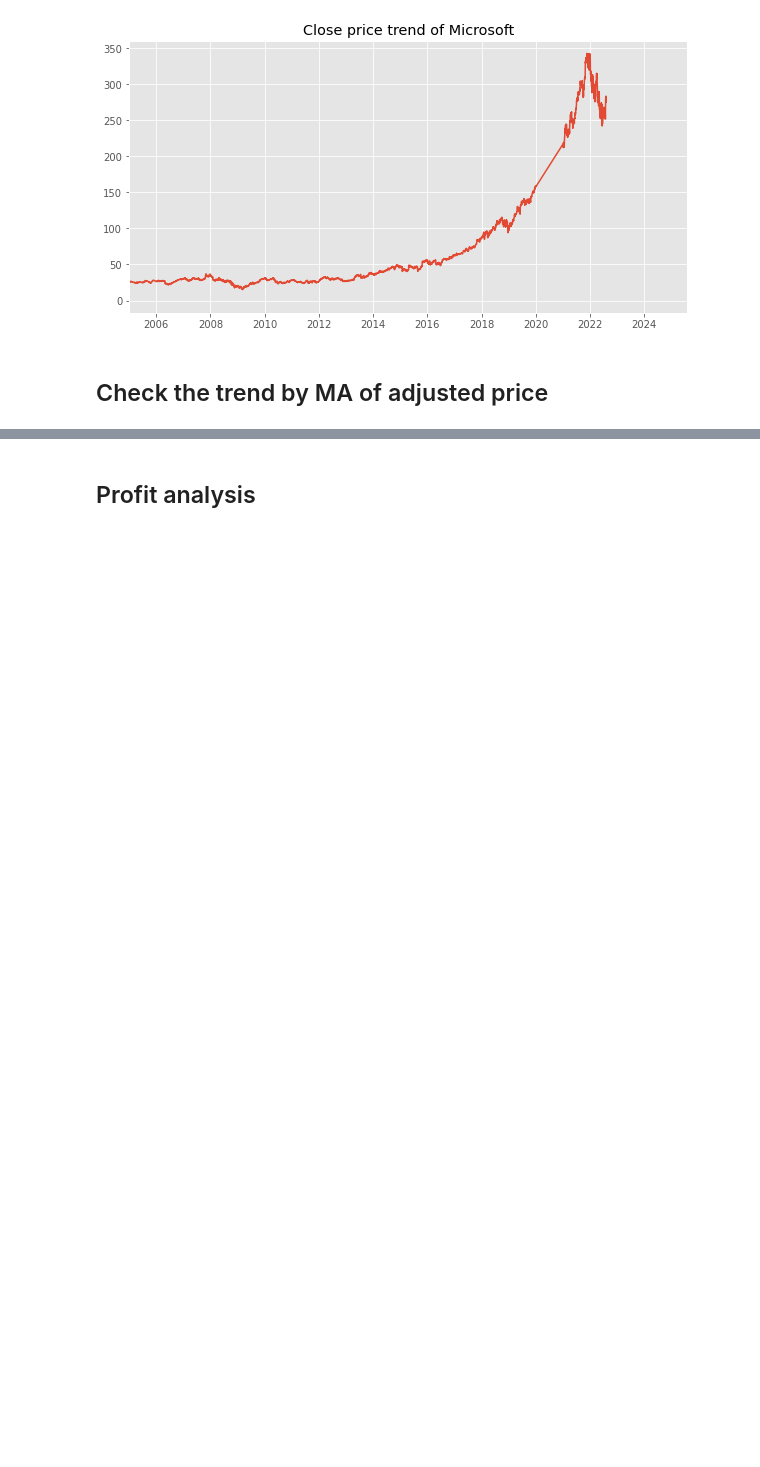
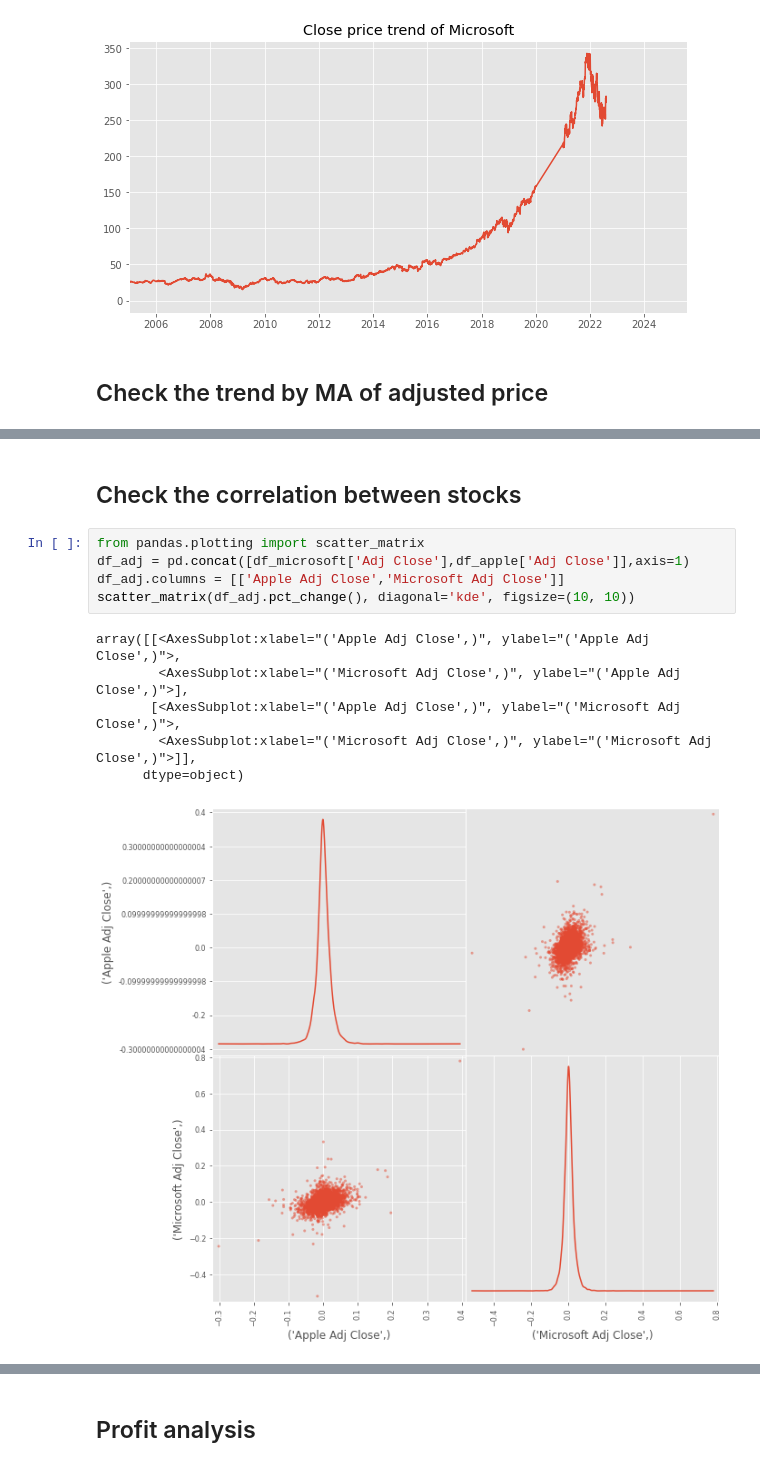
Before and after one commit to Mar3yZhang/UCI-stock-prediction-test, a Jupyter notebook: Group2_FinalProject.ipynb, the cells around one changed output, grey strips where cells are left out. Drawn from its saved outputs; the diff is of its cells as text; blank space fills up the shorter version.

```diff
--- a/Group2_FinalProject.ipynb
+++ b/Group2_FinalProject.ipynb
@@ -181,0 +218,14 @@ plt.savefig(r'C:\Users\Marsy\Desktop\2.png',dpi=300, bbox_inches='tight')
+# %% [markdown]
+## Check the correlation between stocks
+# %%
+from pandas.plotting import scatter_matrix
+df_adj = pd.concat([df_microsoft['Adj Close'],df_apple['Adj Close']],axis=1)
+df_adj.columns = [['Apple Adj Close','Microsoft Adj Close']]
+scatter_matrix(df_adj.pct_change(), diagonal='kde', figsize=(10, 10))
+# %% [output]
+array([[<AxesSubplot:xlabel="('Apple Adj Close',)", ylabel="('Apple Adj Close',)">,
+        <AxesSubplot:xlabel="('Microsoft Adj Close',)", ylabel="('Apple Adj Close',)">],
+       [<AxesSubplot:xlabel="('Apple Adj Close',)", ylabel="('Microsoft Adj Close',)">,
+        <AxesSubplot:xlabel="('Microsoft Adj Close',)", ylabel="('Microsoft Adj Close',)">]],
+      dtype=object)
+[figure, added]
```
Also changed, not shown: parts of 9 cells of this notebook.
